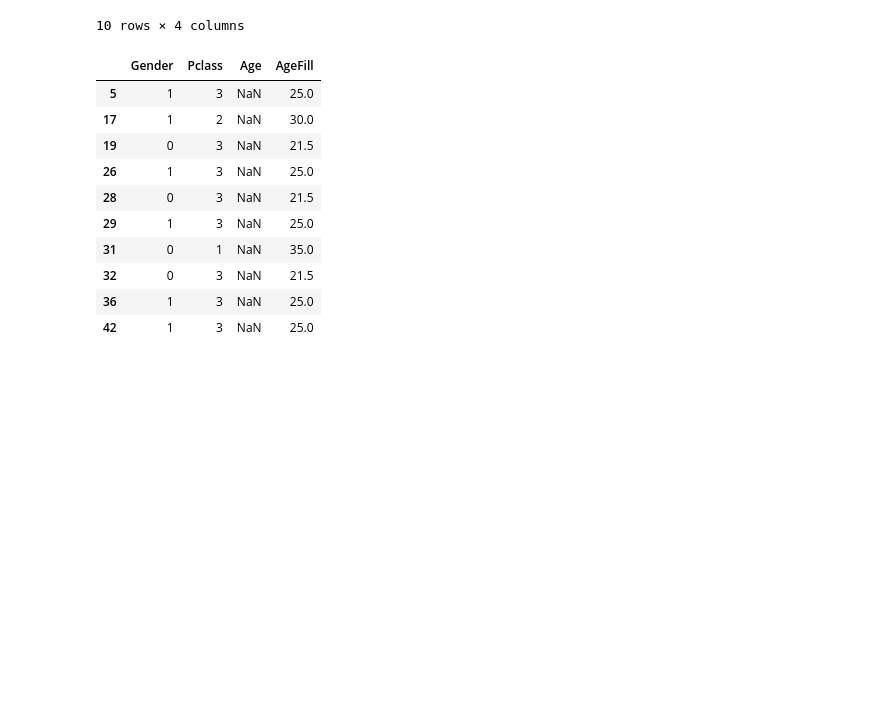
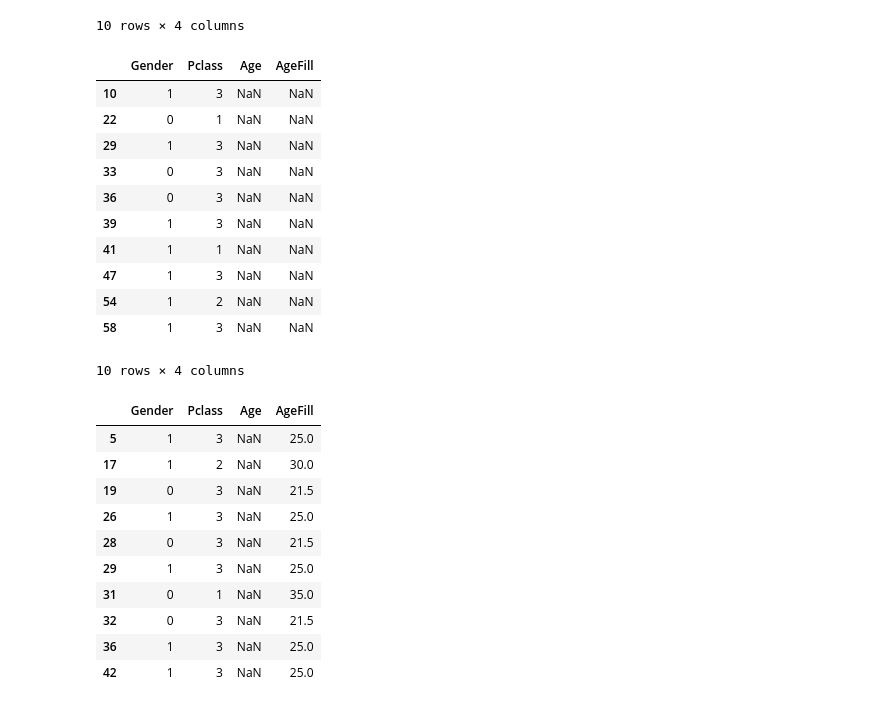
Before and after one commit to idiosyncraticee/kaggle_titanic, a Jupyter notebook: Titanic.ipynb, the cells around one changed output. Drawn from its saved outputs; the diff is of its cells as text; code cells hidden in the pictures; blank space fills up the shorter version.

```diff
--- a/Titanic.ipynb
+++ b/Titanic.ipynb
@@ -2,9 +2,12 @@
 import pandas as pd
 import numpy as np
 import pylab as P
+import csv
 
 # For .read_csv, always use header=0 when you know row 0 is the header row
 df = pd.read_csv('../csv/train.csv', header=0)
+
+df_test = pd.read_csv('../csv/test.csv', header=0)
 # %%
 df.head(3)
 # %% [output]
@@ -116,6 +119,7 @@ df['Age'].dropna().hist(bins=16, range=(0,80), alpha = .5)
 P.show()
 # %%
 df['Gender'] = df['Sex'].map( {'female': 0, 'male': 1} ).astype(int)
+df_test['Gender'] = df_test['Sex'].map( {'female': 0, 'male': 1} ).astype(int)
 #df['EmbarkedIndex'] = df['Embarked'].map( {'S': 0, 'C': 1} ).astype(int)
 df.head()
 # %% [output]
@@ -162,0 +192,19 @@ for i in range(0, 2):
+# %%
+df_test['AgeFill'] = df_test['Age']
+df_test['FareFill'] = df_test['Fare']
+df['FareFill'] = df['Fare']
+
+df_test[ df_test['Age'].isnull() ][['Gender','Pclass','Age','AgeFill']].head(10)
+# %% [output]
+|  | Gender | Pclass | Age | AgeFill |
+| 10 | 1 | 3 | NaN | NaN |
+| 22 | 0 | 1 | NaN | NaN |
+| 29 | 1 | 3 | NaN | NaN |
+| 33 | 0 | 3 | NaN | NaN |
+| 36 | 0 | 3 | NaN | NaN |
+| 39 | 1 | 3 | NaN | NaN |
+| 41 | 1 | 1 | NaN | NaN |
+| 47 | 1 | 3 | NaN | NaN |
+| 54 | 1 | 2 | NaN | NaN |
+| 58 | 1 | 3 | NaN | NaN |
+10 rows × 4 columns
```
Also changed, not shown: parts of 25 cells of this notebook.
